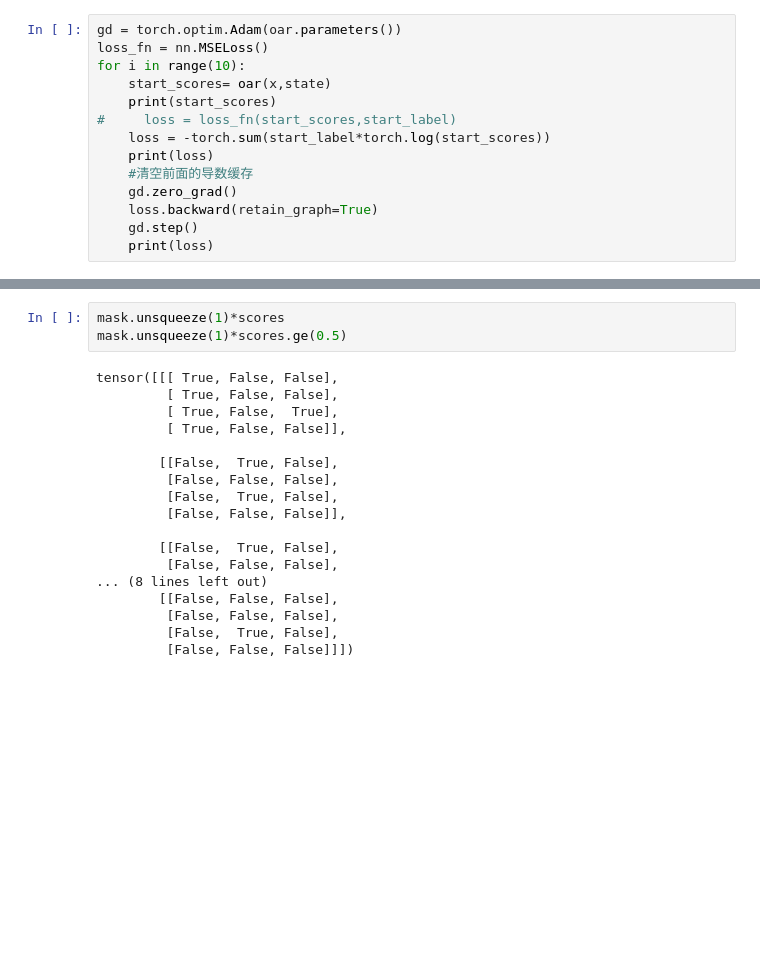
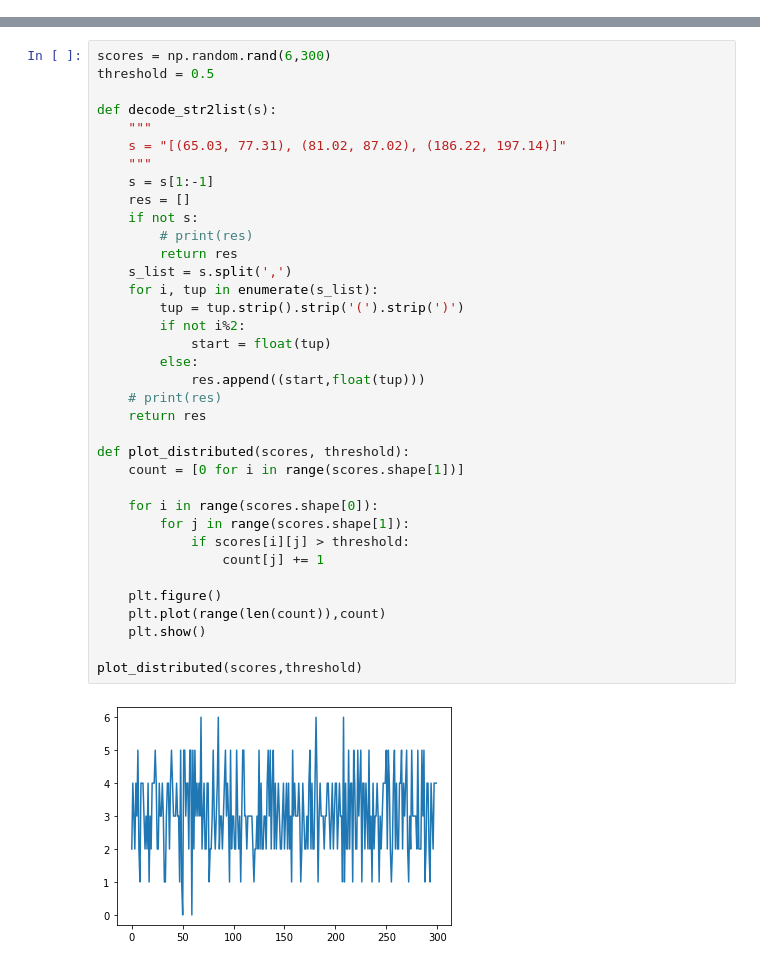
Before and after one commit to scofiedluo/WO-GMA, a Jupyter notebook: test.ipynb, the cells around one changed output, grey strips where cells are left out. Cells and saved outputs as stored; diff of their text form; blank space fills up the shorter version.

```diff
--- a/test.ipynb
+++ b/test.ipynb
@@ -189,14 +7,0 @@ start_label= tensor([[[0.9605, 0.6000],
-# %%
-gd = torch.optim.Adam(oar.parameters())
-loss_fn = nn.MSELoss()
-for i in range(10):
-    start_scores= oar(x,state)
-    print(start_scores)
-#     loss = loss_fn(start_scores,start_label)
-    loss = -torch.sum(start_label*torch.log(start_scores))
-    print(loss)
-    #清空前面的导数缓存
-    gd.zero_grad()
-    loss.backward(retain_graph=True)
-    gd.step()
-    print(loss)
@@ -362,21 +8,38 @@ tensor([[[0.5525, 0.5471, 0.0743],
-# %%
-mask.unsqueeze(1)*scores
-mask.unsqueeze(1)*scores.ge(0.5)
-# %% [output]
-tensor([[[ True, False, False],
-         [ True, False, False],
-         [ True, False,  True],
-         [ True, False, False]],
-
-        [[False,  True, False],
-         [False, False, False],
-         [False,  True, False],
-         [False, False, False]],
-
-        [[False,  True, False],
-         [False, False, False],
-... (8 lines left out)
-        [[False, False, False],
-         [False, False, False],
-         [False,  True, False],
-         [False, False, False]]])
+# %%
+scores = np.random.rand(6,300)
+threshold = 0.5
+
+def decode_str2list(s):
+    """
+    s = "[(65.03, 77.31), (81.02, 87.02), (186.22, 197.14)]"
+    """
+    s = s[1:-1]
+    res = []
+    if not s:
+        # print(res)
+        return res
+    s_list = s.split(',')
+    for i, tup in enumerate(s_list):
+        tup = tup.strip().strip('(').strip(')')
+        if not i%2:
+            start = float(tup)
+        else:
+            res.append((start,float(tup)))
+    # print(res)
+    return res
+
+def plot_distributed(scores, threshold):
+    count = [0 for i in range(scores.shape[1])]
+
+    for i in range(scores.shape[0]):
+        for j in range(scores.shape[1]):
+            if scores[i][j] > threshold:
+                count[j] += 1
+
+    plt.figure()
+    plt.plot(range(len(count)),count)
+    plt.show()
+
+plot_distributed(scores,threshold)
+# %% [output]
+[figure, added]
```
Also changed, not shown: parts of 21 cells of this notebook, 27 other files.
